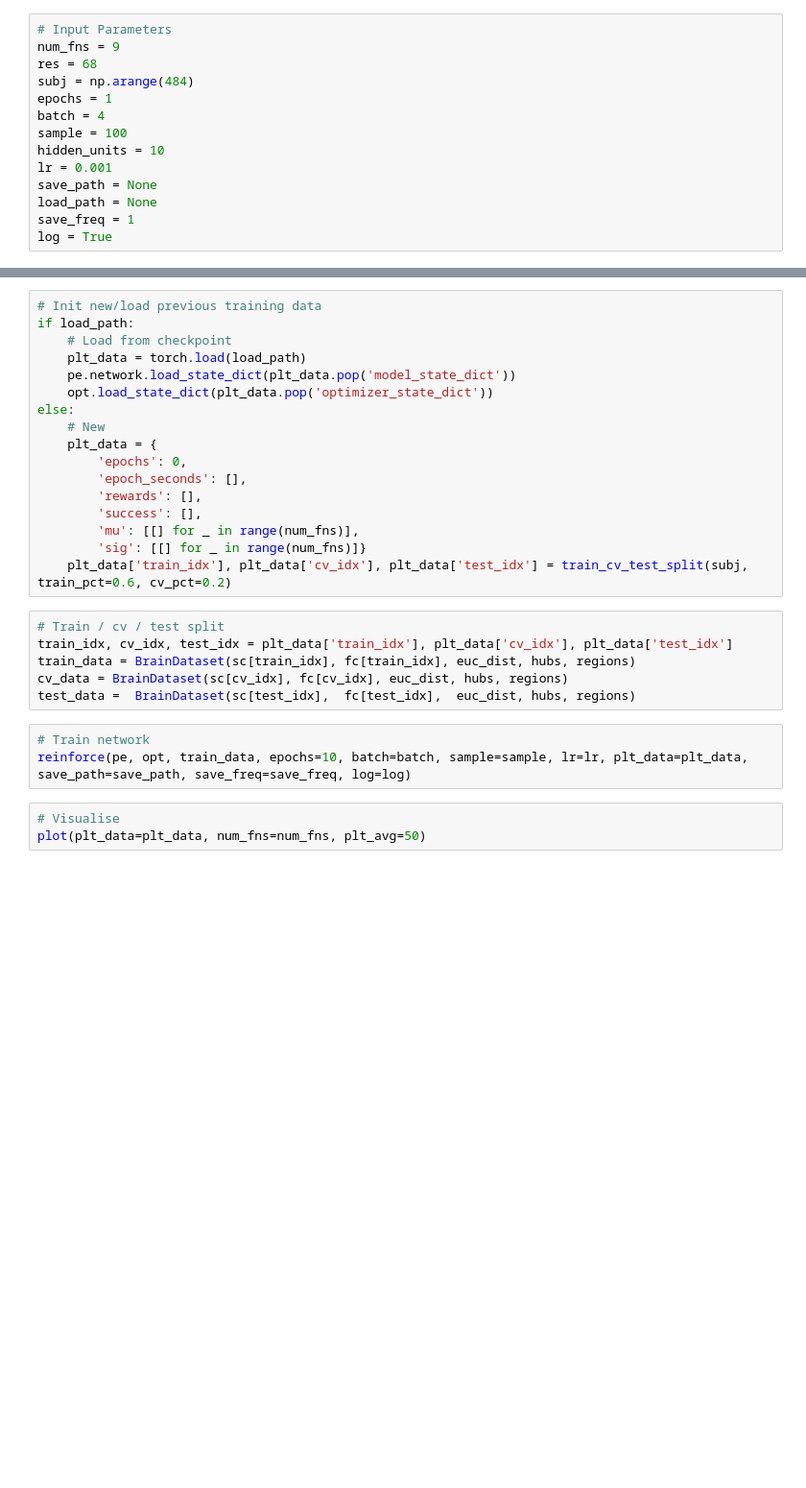
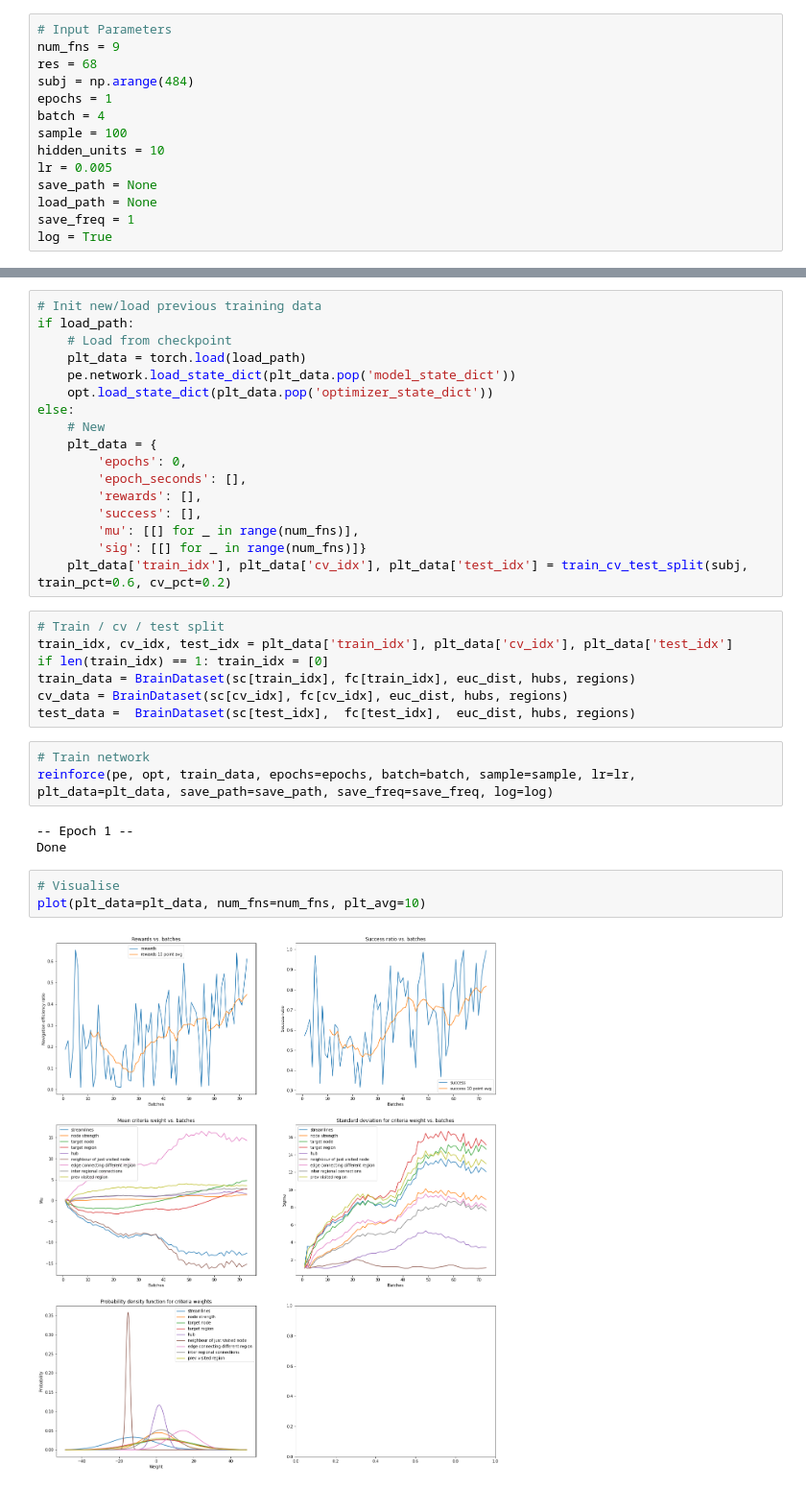
Before and after one commit to Alex-MobileApps/preferred-paths, a Jupyter notebook: demo_ml.ipynb, the cells around one changed output, grey strips where cells are left out. Shown at 96% size. Cells and saved outputs as stored; diff of their text form; blank space fills up the shorter version.

Commit message:
Changes to allow training single subjects

```diff
--- a/demo_ml.ipynb
+++ b/demo_ml.ipynb
@@ -14,7 +14,7 @@ epochs = 1
 batch = 4
 sample = 100
 hidden_units = 10
-lr = 0.001
+lr = 0.005
 save_path = None
 load_path = None
 save_freq = 1
@@ -52,15 +52,21 @@ else:
 # %%
 # Train / cv / test split
 train_idx, cv_idx, test_idx = plt_data['train_idx'], plt_data['cv_idx'], plt_data['test_idx']
+if len(train_idx) == 1: train_idx = [0]
 train_data = BrainDataset(sc[train_idx], fc[train_idx], euc_dist, hubs, regions)
 cv_data = BrainDataset(sc[cv_idx], fc[cv_idx], euc_dist, hubs, regions)
 test_data =  BrainDataset(sc[test_idx],  fc[test_idx],  euc_dist, hubs, regions)
 # %%
 # Train network
-reinforce(pe, opt, train_data, epochs=10, batch=batch, sample=sample, lr=lr, plt_data=plt_data, save_path=save_path, save_freq=save_freq, log=log)
+reinforce(pe, opt, train_data, epochs=epochs, batch=batch, sample=sample, lr=lr, plt_data=plt_data, save_path=save_path, save_freq=save_freq, log=log)
+# %% [output]
+-- Epoch 1 --
+Done
 # %%
 # Visualise
-plot(plt_data=plt_data, num_fns=num_fns, plt_avg=50)
+plot(plt_data=plt_data, num_fns=num_fns, plt_avg=10)
+# %% [output]
+[figure, added]
 # %%
 # Evaluate
 fn_weights = [mu[-1] for mu in plt_data['mu']]
```
Also changed, not shown: parts of 1 cell of this notebook, 2 other files.
